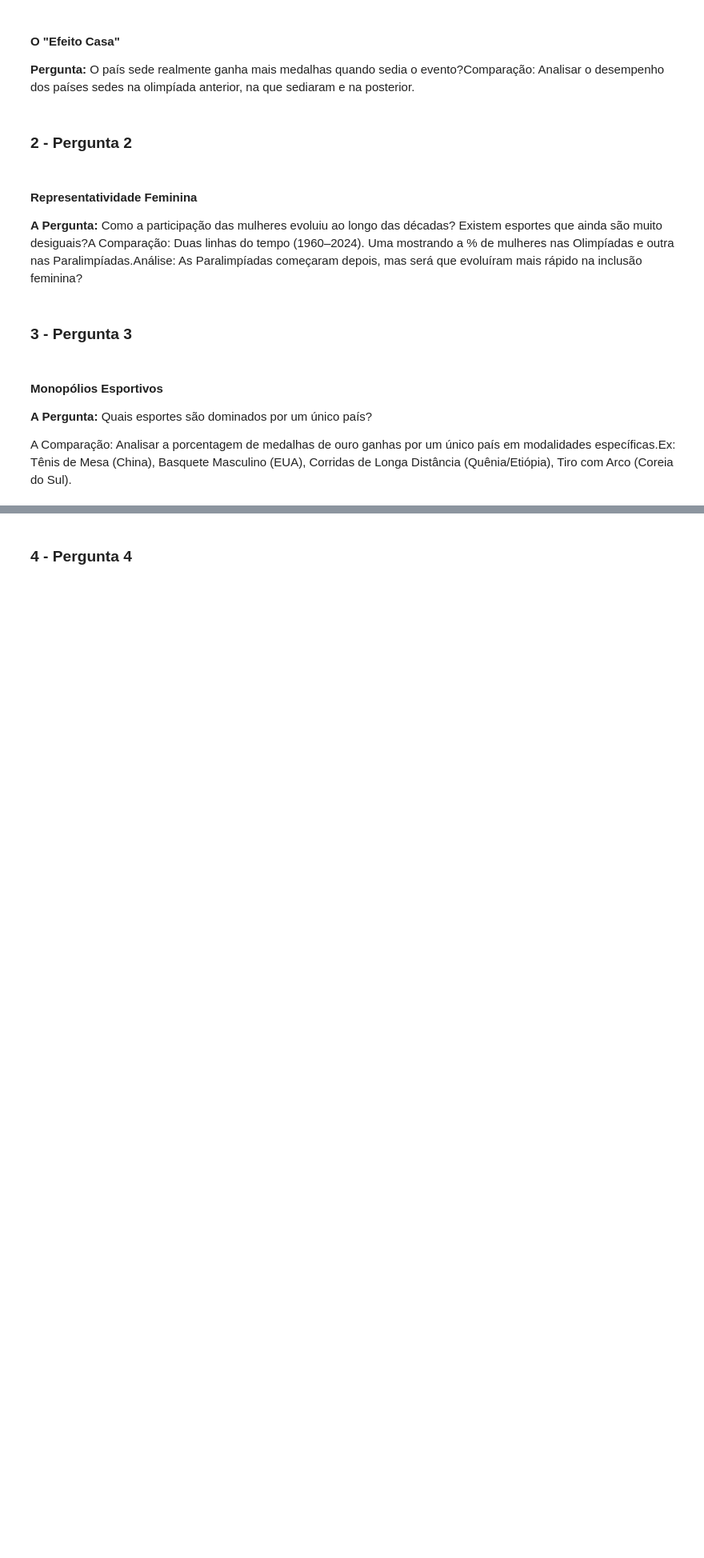
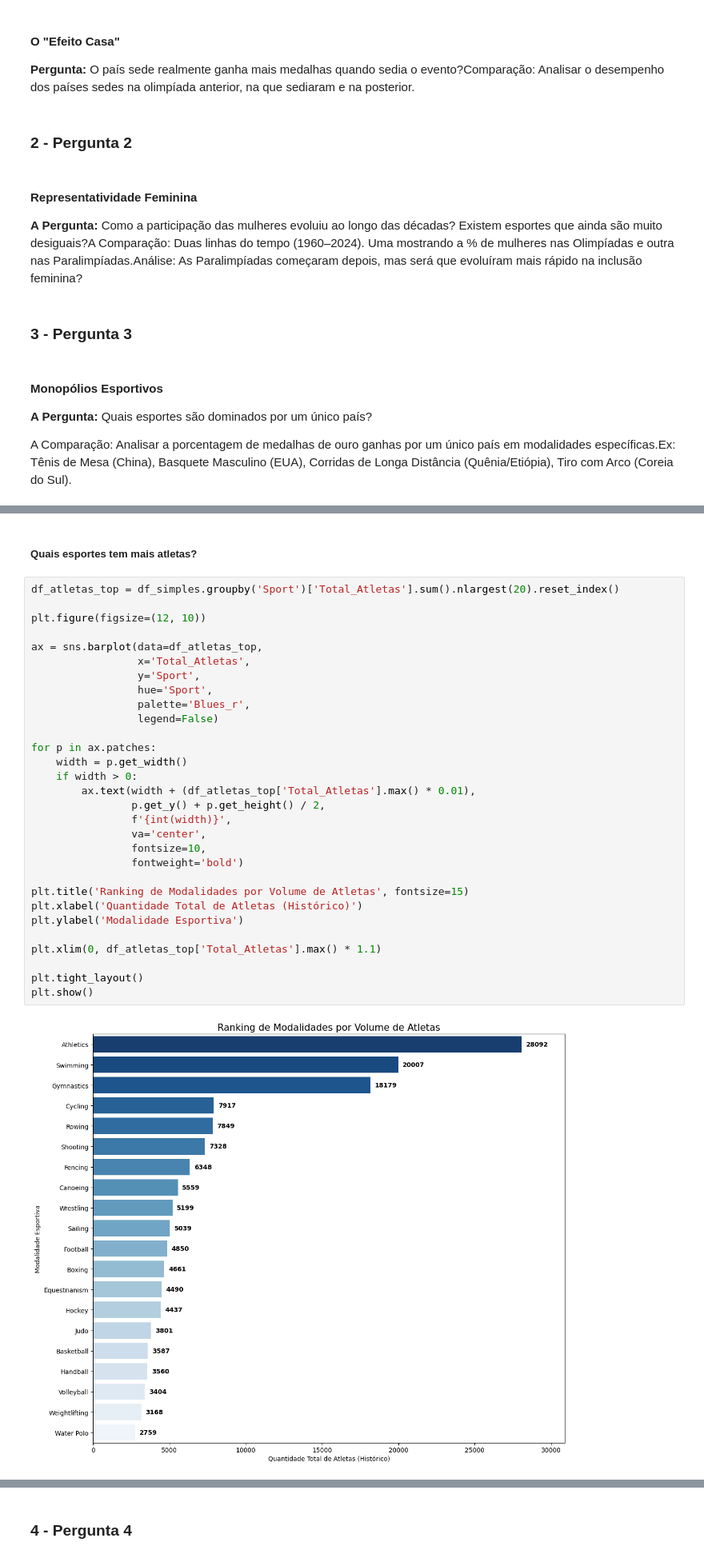
Before and after one commit to ClaraCaldas/Projeto-ICD, a Jupyter notebook: RELATORIO.ipynb, the cells around one changed output, grey strips where cells are left out. Shown at 80% size. Drawn from its saved outputs; the diff is of its cells as text; blank space fills up the shorter version.

```diff
--- a/RELATORIO.ipynb
+++ b/RELATORIO.ipynb
@@ -232,0 +389,34 @@ df_paraolimpiadas.to_csv('paralimpiada_medalhas_arrumado.csv', index=False, enco
+# %% [markdown]
+##### Quais esportes tem mais atletas?
+# %%
+df_atletas_top = df_simples.groupby('Sport')['Total_Atletas'].sum().nlargest(20).reset_index()
+
+plt.figure(figsize=(12, 10))
+
+ax = sns.barplot(data=df_atletas_top,
+                 x='Total_Atletas',
+                 y='Sport',
+                 hue='Sport',
+                 palette='Blues_r',
+                 legend=False)
+
+for p in ax.patches:
+    width = p.get_width()
+    if width > 0:
+        ax.text(width + (df_atletas_top['Total_Atletas'].max() * 0.01),
+                p.get_y() + p.get_height() / 2,
+                f'{int(width)}',
+                va='center',
+                fontsize=10,
+                fontweight='bold')
+
+plt.title('Ranking de Modalidades por Volume de Atletas', fontsize=15)
+plt.xlabel('Quantidade Total de Atletas (Histórico)')
+plt.ylabel('Modalidade Esportiva')
+
+plt.xlim(0, df_atletas_top['Total_Atletas'].max() * 1.1)
+
+plt.tight_layout()
+plt.show()
+# %% [output]
+[figure, added]
```
Also changed, not shown: parts of 48 cells of this notebook, 1 other file.
